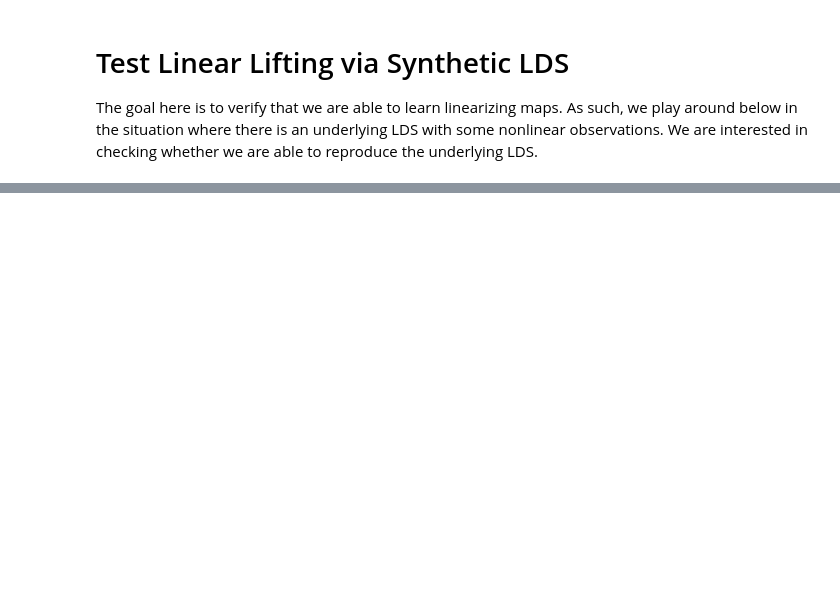
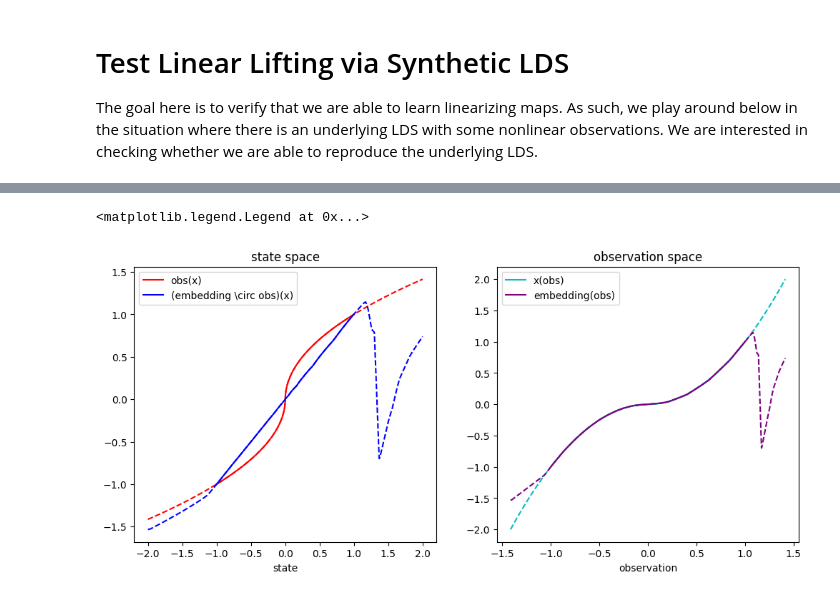
Before and after one commit to edogariu/extravaganza, a Jupyter notebook: experiments/sanity checks/test_lifter.ipynb, the cells around one changed output, grey strips where cells are left out. Saved outputs shown, nothing was run; the diff lists cells and outputs as text; code cells hidden in the pictures; blank space fills up the shorter version.

```diff
--- a/experiments/sanity checks/test_lifter.ipynb
+++ b/experiments/sanity checks/test_lifter.ipynb
@@ -203,18 +184,0 @@ Ahat, Bhat = sysid.end_exploration(wordy=True)
-# %%
-# check how well we do at prediction
-system.reset()
-x = system.state.astype(np.float32)
-s = sysid.get_state(x)
-original = s.copy()
-for _ in range(1):
-    u = sample(jkey(), (du,), sampling_method='normal')
-    f, x = system.interact(u)
-    s = Ahat @ s + Bhat @ u
-gt = sysid.get_state(x)
-pred = s.copy()
-print(jnp.linalg.norm(gt - original), jnp.linalg.norm(pred - original), jnp.linalg.norm(gt - pred))
-print('x:', x)
-print('cost:', f)
-print('original:', original)
-print('gt:', gt)
-print('pred:', pred)
@@ -220,0 +195,32 @@ print('pred:', pred)
+# %%
+assert ds == 1 and dl == 1
+N = 10000
+a = 2
+b = 1
+xs = jnp.linspace(-a, a, N).reshape(-1, 1)
+idx1 = jnp.argmax(xs.squeeze() >= -b)
+idx2 = jnp.argmax(xs.squeeze() > b)
+
+os = obs_func(xs)
+zs = jnp.stack([sysid.get_state(o, jnp.linalg.norm(x) ** 2) for o, x in zip(os, xs)], axis=0)
+
+fig, ax = plt.subplots(1, 2, figsize=(12, 5))
+
+ax[0].plot(xs, os, 'r--')
+ax[0].plot(xs, -zs, 'b--')
+ax[1].plot(os, xs, 'c--')
+ax[1].plot(os, -zs, '--', color='purple')
+xs, os, zs = map(lambda arr: arr[idx1:idx2], [xs, os, zs])
+ax[0].plot(xs, os, 'r', label='obs(x)')
+ax[0].plot(xs, -zs, 'b', label='(embedding \circ obs)(x)')
+ax[1].plot(os, xs, 'c', label='x(obs)')
+ax[1].plot(os, -zs, 'purple', label='embedding(obs)')
+
+ax[0].set_title('state space')
+ax[0].set_xlabel('state')
+ax[1].set_xlabel('observation')
+ax[1].set_title('observation space')
+ax[0].legend(); ax[1].legend()
+# %% [output]
+<matplotlib.legend.Legend at 0x...>
+[figure, added]
```
Also changed, not shown: parts of 13 cells of this notebook, 9 other files.
